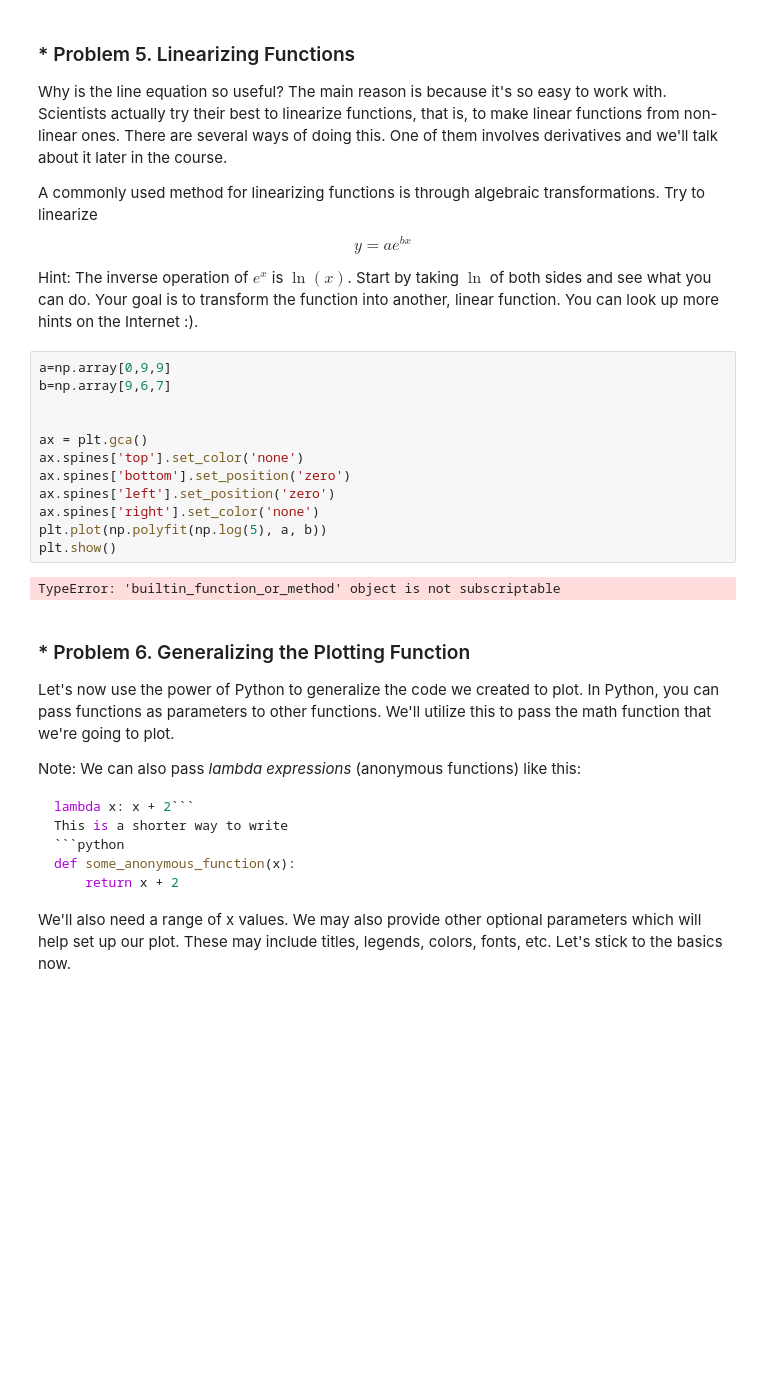
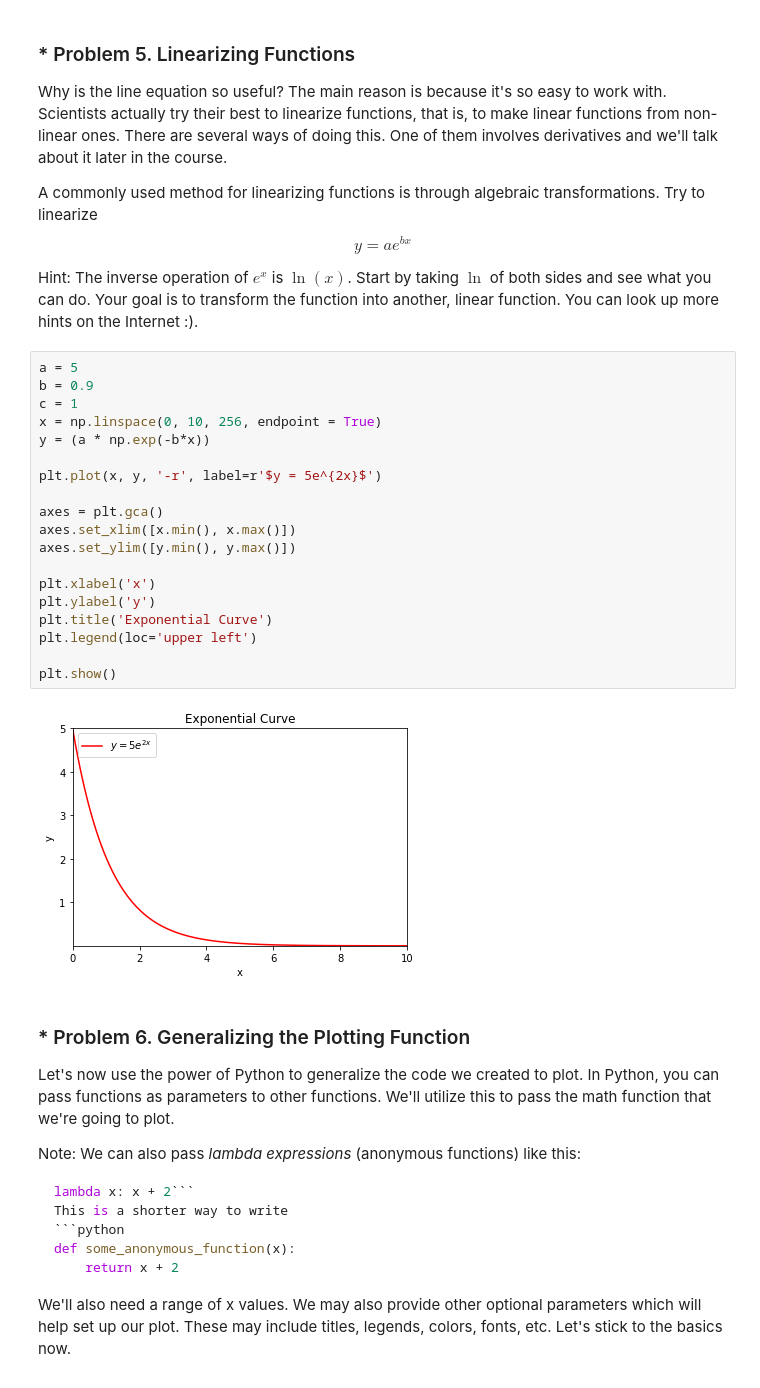
Before and after one commit to vladimirpetukhov/Artifical_Intelligence_Course, a Jupyter notebook: 01.Math_Concept_For_Devs/02. High-School-Maths-Exercise/High-School Maths Exercise.ipynb, the cells around one changed output. Drawn from its saved outputs; the diff is of its cells as text; blank space fills up the shorter version.

```diff
--- a/01.Math_Concept_For_Devs/02. High-School-Maths-Exercise/High-School Maths Exercise.ipynb
+++ b/01.Math_Concept_For_Devs/02. High-School-Maths-Exercise/High-School Maths Exercise.ipynb
@@ -377,20 +381,27 @@ A commonly used method for linearizing functions is through algebraic transforma
 $$ y = ae^{bx} $$
 
 Hint: The inverse operation of $e^{x}$ is $\ln(x)$. Start by taking $\ln$ of both sides and see what you can do. Your goal is to transform the function into another, linear function. You can look up more hints on the Internet :).
-# %%
-a=np.array[0,9,9]
-b=np.array[9,6,7]
-
-
-ax = plt.gca()
-ax.spines['top'].set_color('none')
-ax.spines['bottom'].set_position('zero')
-ax.spines['left'].set_position('zero')
-ax.spines['right'].set_color('none')
-plt.plot(np.polyfit(np.log(5), a, b))
-plt.show()
-# %% [output]
-TypeError: 'builtin_function_or_method' object is not subscriptable
+# %%
+a = 5
+b = 0.9
+c = 1
+x = np.linspace(0, 10, 256, endpoint = True)
+y = (a * np.exp(-b*x))
+
+plt.plot(x, y, '-r', label=r'$y = 5e^{2x}$')
+
+axes = plt.gca()
+axes.set_xlim([x.min(), x.max()])
+axes.set_ylim([y.min(), y.max()])
+
+plt.xlabel('x')
+plt.ylabel('y')
+plt.title('Exponential Curve')
+plt.legend(loc='upper left')
+
+plt.show()
+# %% [output]
+[figure, added]
 # %% [markdown]
 ### * Problem 6. Generalizing the Plotting Function
 Let's now use the power of Python to generalize the code we created to plot. In Python, you can pass functions as parameters to other functions. We'll utilize this to pass the math function that we're going to plot.
```
Also changed, not shown: parts of 3 cells of this notebook.
